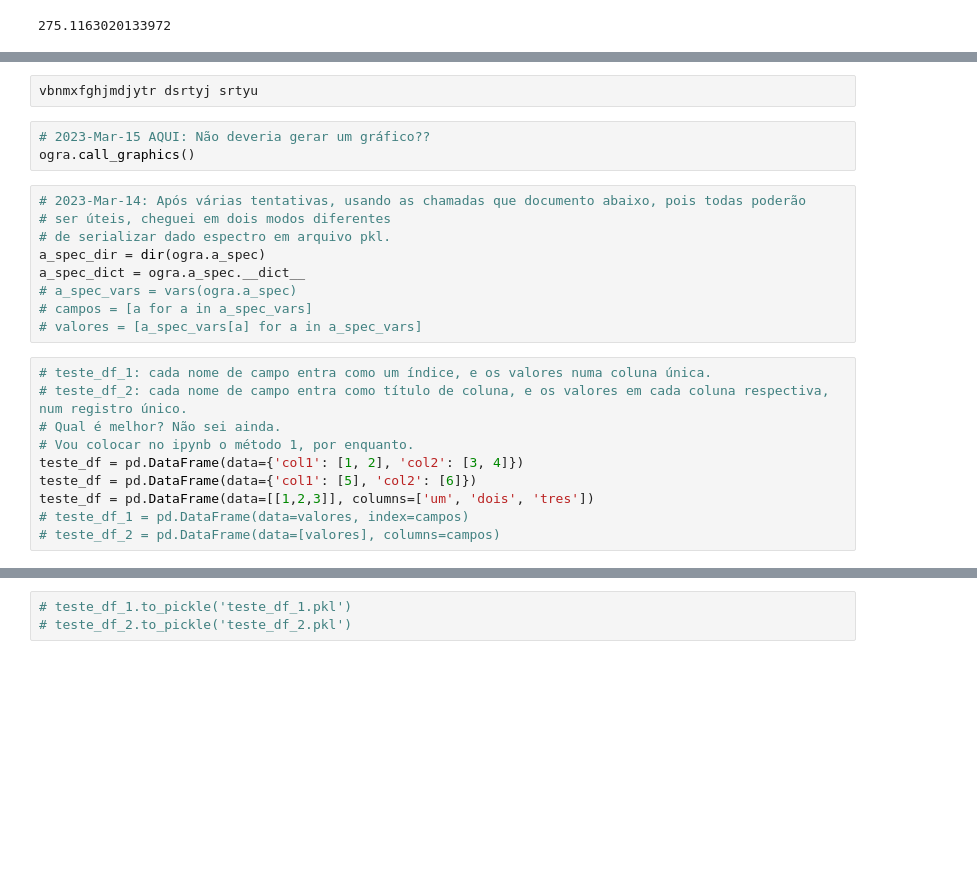
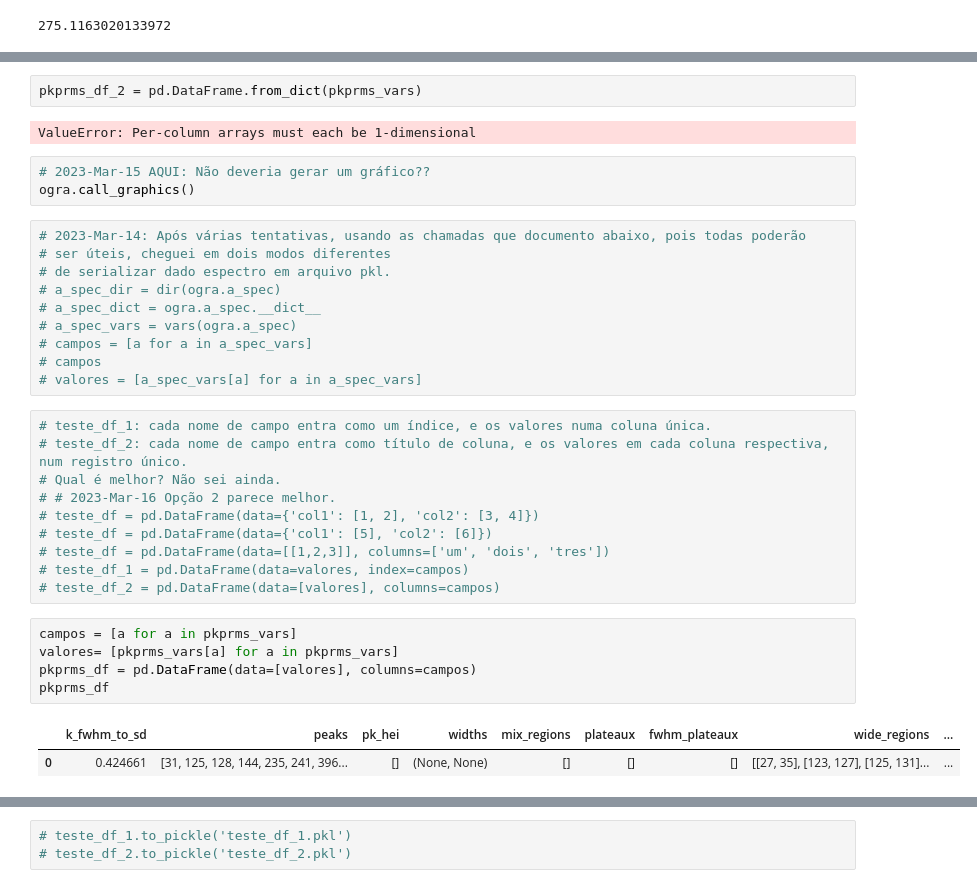
Before and after one commit to terrabela/OGRaySpY, a Jupyter notebook: src/radionuclide_analysis.ipynb, the cells around one changed output, grey strips where cells are left out. Cells and saved outputs as stored; diff of their text form; blank space fills up the shorter version.

```diff
--- a/src/radionuclide_analysis.ipynb
+++ b/src/radionuclide_analysis.ipynb
@@ -209,5 +180,7 @@ Series([], dtype: object)
-# %%
-vbnmxfghjmdjytr dsrtyj srtyu
+# %%
+pkprms_df_2 = pd.DataFrame.from_dict(pkprms_vars)
+# %% [output]
+ValueError: Per-column arrays must each be 1-dimensional
 # %%
 # 2023-Mar-15 AQUI: Não deveria gerar um gráfico??
 ogra.call_graphics()
@@ -215,18 +188,27 @@ ogra.call_graphics()
 # 2023-Mar-14: Após várias tentativas, usando as chamadas que documento abaixo, pois todas poderão
 # ser úteis, cheguei em dois modos diferentes
 # de serializar dado espectro em arquivo pkl.
-a_spec_dir = dir(ogra.a_spec)
-a_spec_dict = ogra.a_spec.__dict__
+# a_spec_dir = dir(ogra.a_spec)
+# a_spec_dict = ogra.a_spec.__dict__
 # a_spec_vars = vars(ogra.a_spec)
 # campos = [a for a in a_spec_vars]
+# campos
 # valores = [a_spec_vars[a] for a in a_spec_vars]
 # %%
 # teste_df_1: cada nome de campo entra como um índice, e os valores numa coluna única.
 # teste_df_2: cada nome de campo entra como título de coluna, e os valores em cada coluna respectiva, num registro único.
 # Qual é melhor? Não sei ainda.
-# Vou colocar no ipynb o método 1, por enquanto.
-teste_df = pd.DataFrame(data={'col1': [1, 2], 'col2': [3, 4]})
-teste_df = pd.DataFrame(data={'col1': [5], 'col2': [6]})
-teste_df = pd.DataFrame(data=[[1,2,3]], columns=['um', 'dois', 'tres'])
+# # 2023-Mar-16 Opção 2 parece melhor.
+# teste_df = pd.DataFrame(data={'col1': [1, 2], 'col2': [3, 4]})
+# teste_df = pd.DataFrame(data={'col1': [5], 'col2': [6]})
+# teste_df = pd.DataFrame(data=[[1,2,3]], columns=['um', 'dois', 'tres'])
 # teste_df_1 = pd.DataFrame(data=valores, index=campos)
 # teste_df_2 = pd.DataFrame(data=[valores], columns=campos)
+# %%
+campos = [a for a in pkprms_vars]
+valores= [pkprms_vars[a] for a in pkprms_vars]
+pkprms_df = pd.DataFrame(data=[valores], columns=campos)
+pkprms_df
+# %% [output]
+|  | k_fwhm_to_sd | peaks | pk_hei | widths | mix_regions | plateaux | fwhm_plateaux | wide_regions | ... |
+| 0 | 0.424661 | [31, 125, 128, 144, 235, 241, 396... | [] | (None, None) | [] | [] | [] | [[27, 35], [123, 127], [125, 131]... | ... |
```
Also changed, not shown: parts of 207 cells of this notebook.
